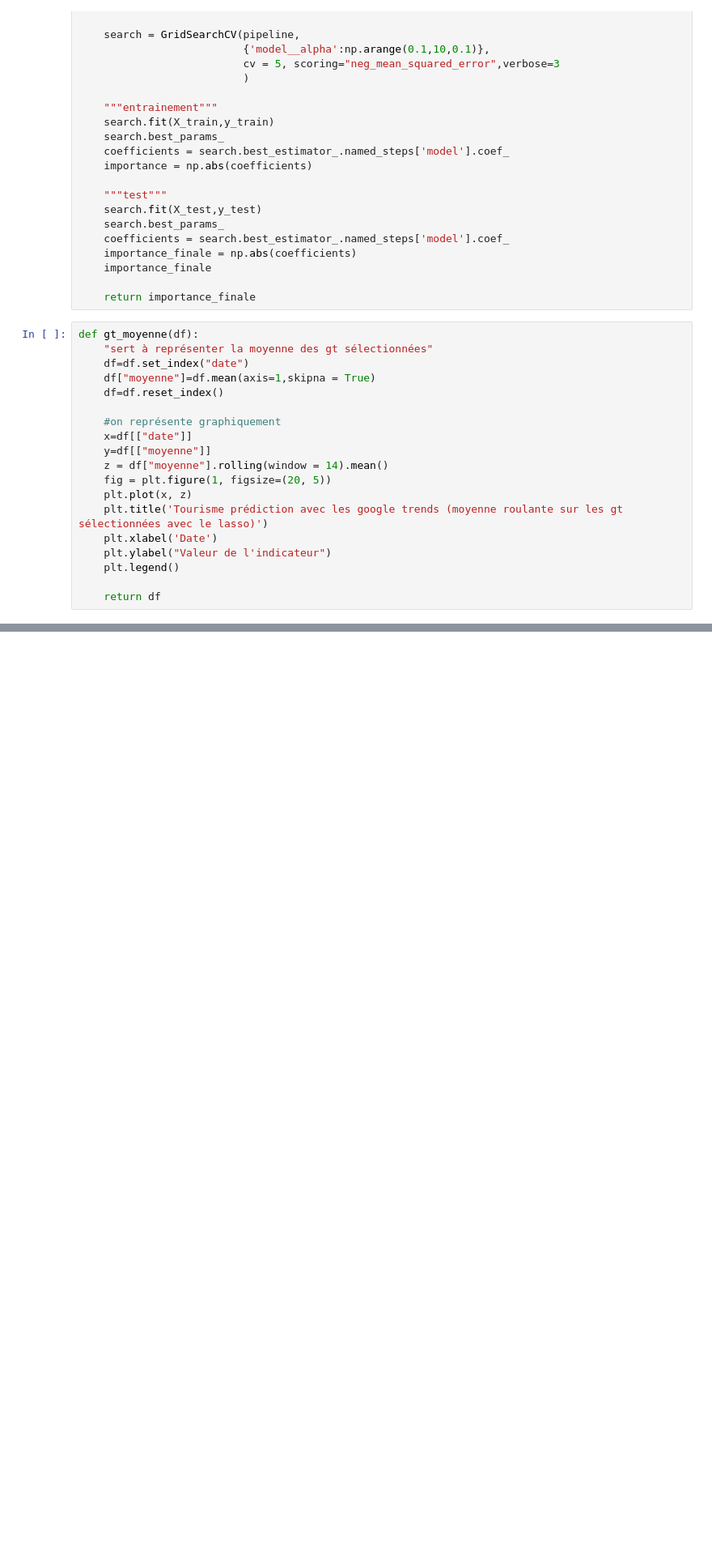
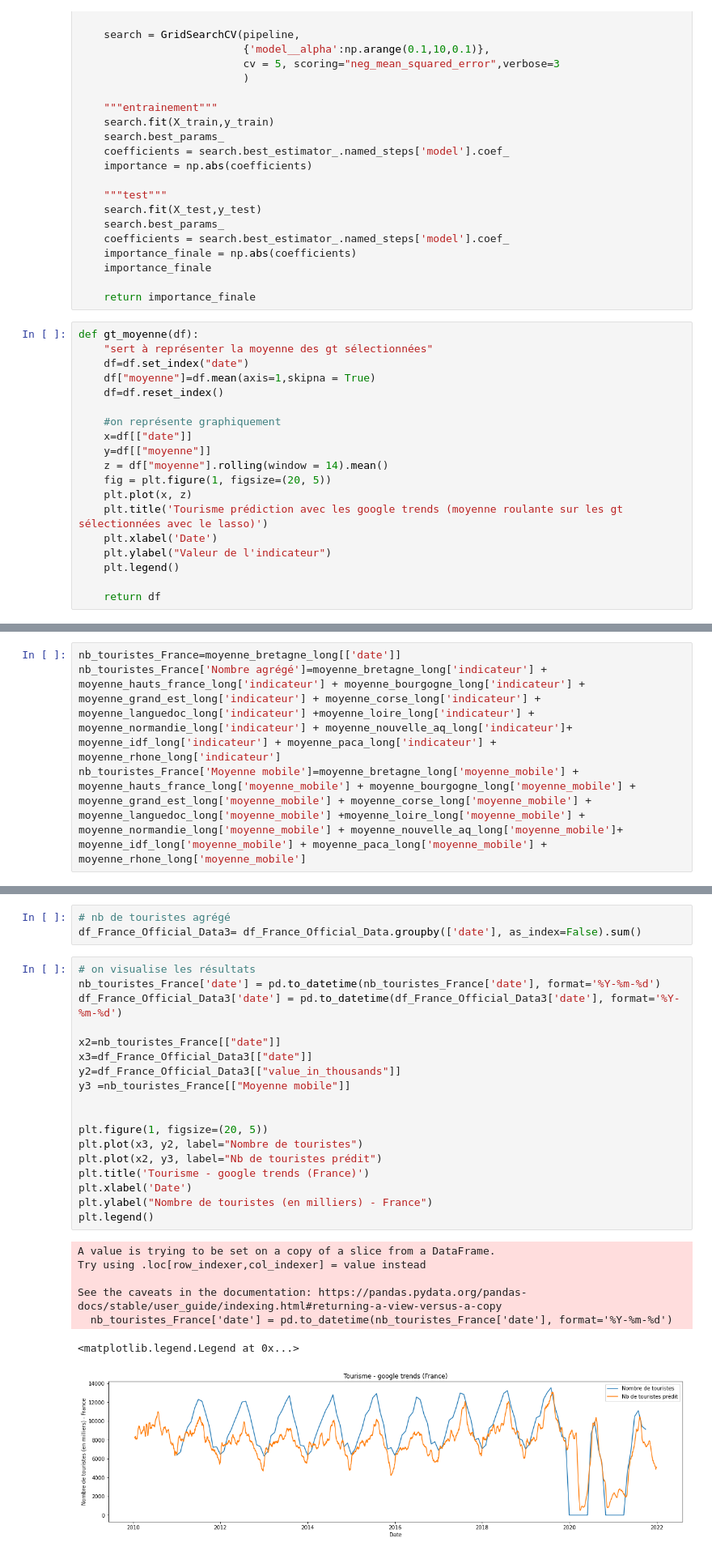
Before and after one commit to julienowack/stat_app, a Jupyter notebook: gt.ipynb, the cells around one changed output, grey strips where cells are left out. Shown at 81% size. Drawn from its saved outputs; the diff is of its cells as text; blank space fills up the shorter version.

```diff
--- a/gt.ipynb
+++ b/gt.ipynb
@@ -288,0 +335,4 @@ plt.legend()
+# %%
+nb_touristes_France=moyenne_bretagne_long[['date']]
+nb_touristes_France['Nombre agrégé']=moyenne_bretagne_long['indicateur'] + moyenne_hauts_france_long['indicateur'] + moyenne_bourgogne_long['indicateur'] + moyenne_grand_est_long['indicateur'] + moyenne_corse_long['indicateur'] + moyenne_languedoc_long['indicateur'] +moyenne_loire_long['indicateur'] + moyenne_normandie_long['indicateur'] + moyenne_nouvelle_aq_long['indicateur']+ moyenne_idf_long['indicateur'] + moyenne_paca_long['indicateur'] + moyenne_rhone_long['indicateur']
+nb_touristes_France['Moyenne mobile']=moyenne_bretagne_long['moyenne_mobile'] + moyenne_hauts_france_long['moyenne_mobile'] + moyenne_bourgogne_long['moyenne_mobile'] + moyenne_grand_est_long['moyenne_mobile'] + moyenne_corse_long['moyenne_mobile'] + moyenne_languedoc_long['moyenne_mobile'] +moyenne_loire_long['moyenne_mobile'] + moyenne_normandie_long['moyenne_mobile'] + moyenne_nouvelle_aq_long['moyenne_mobile']+ moyenne_idf_long['moyenne_mobile'] + moyenne_paca_long['moyenne_mobile'] + moyenne_rhone_long['moyenne_mobile']
@@ -288,0 +350,29 @@ plt.legend()
+# %%
+# nb de touristes agrégé
+df_France_Official_Data3= df_France_Official_Data.groupby(['date'], as_index=False).sum()
+# %%
+# on visualise les résultats
+nb_touristes_France['date'] = pd.to_datetime(nb_touristes_France['date'], format='%Y-%m-%d')
+df_France_Official_Data3['date'] = pd.to_datetime(df_France_Official_Data3['date'], format='%Y-%m-%d')
+
+x2=nb_touristes_France[["date"]]
+x3=df_France_Official_Data3[["date"]]
+y2=df_France_Official_Data3[["value_in_thousands"]]
+y3 =nb_touristes_France[["Moyenne mobile"]]
+
+
+plt.figure(1, figsize=(20, 5))
+plt.plot(x3, y2, label="Nombre de touristes")
+plt.plot(x2, y3, label="Nb de touristes prédit")
+plt.title('Tourisme - google trends (France)')
+plt.xlabel('Date')
+plt.ylabel("Nombre de touristes (en milliers) - France")
+plt.legend()
+# %% [output]
+A value is trying to be set on a copy of a slice from a DataFrame.
+Try using .loc[row_indexer,col_indexer] = value instead
+
+See the caveats in the documentation: https://pandas.pydata.org/pandas-docs/stable/user_guide/indexing.html#returning-a-view-versus-a-copy
+  nb_touristes_France['date'] = pd.to_datetime(nb_touristes_France['date'], format='%Y-%m-%d')
+<matplotlib.legend.Legend at 0x...>
+[figure, added]
```
Also changed, not shown: parts of 15 cells of this notebook.
